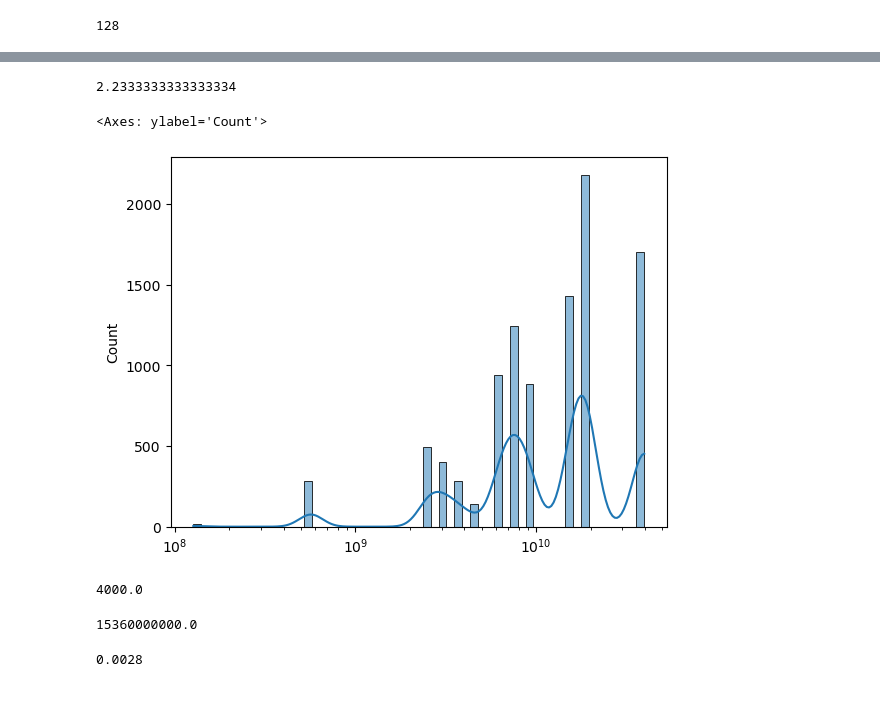
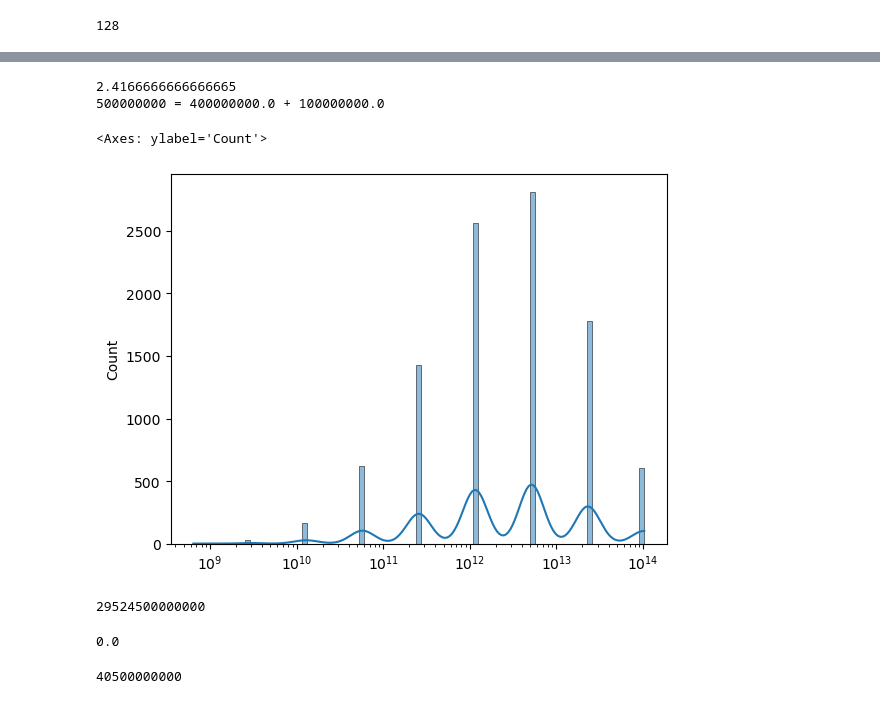
Before and after one commit to messier12/bullrun-strat-simulator, a Jupyter notebook: kelly_criterion.ipynb, the cells around one changed output, grey strips where cells are left out. Saved outputs shown, nothing was run; the diff lists cells and outputs as text; code cells hidden in the pictures.

```diff
--- a/kelly_criterion.ipynb
+++ b/kelly_criterion.ipynb
@@ -102,41 +109,44 @@ for v,c in zip(val,counts):
 # %%
 import seaborn as sns
-probability_of_win = 0.70
+probability_of_win = 0.75
 probability_of_lose = 1-probability_of_win
-gain_win = 3
+gain_win = 3.0
 gain_lose = 0.3
 kelly_c = probability_of_win/gain_lose - probability_of_lose/gain_win
 print(kelly_c)
-final_bankrolls_with_probs = simulate_with_winning_probs(5*10**8,
-                                                         #strategy_kelly_meta(0.3),
-                                                         strategy_lintang,
-                                                         5,
-                                                         10000,
+initial_bankroll = 500*10**6
+number_of_simulation = 10000
+final_bankrolls_with_probs = simulate_with_winning_probs(initial_bankroll,
+                                                         strategy_kelly_meta(0.8),
+                                                         #strategy_lintang,
+                                                         10,
+                                                         number_of_simulation,
                                                          probability_of_win,
                                                          1+gain_win,
                                                          1-gain_lose)
 vals, counts = np.unique(final_bankrolls_with_probs,return_counts=True)
 #print(vals,counts)
 #sns.kdeplot(x=vals,y=counts/1000,)
 sns.histplot(final_bankrolls_with_probs,kde=True,log_scale=(True,False))
 # %% [output]
-2.2333333333333334
+2.4166666666666665
+500000000 = 400000000.0 + 100000000.0
 <Axes: ylabel='Count'>
-[figure, old version]
+[figure, new version]
 # %%
-20*10**10/(50*10**6)
+3**10*500*10**6
 # %% [output]
-4000.0
+29524500000000
-# %%
-128*1.2*10**8
-# %% [output]
-15360000000.0
 # %%
 total_below_1 = 0
 for v,c in zip(vals,counts):
-    if v<5*10**8:
+    if v<=initial_bankroll:
         total_below_1 += c
 
-print(total_below_1/10000)
+print(total_below_1/number_of_simulation)
 # %% [output]
-0.0028
+0.0
+# %%
+81*5*10**8
+# %% [output]
+40500000000
```
Also changed, not shown: parts of 4 cells of this notebook.
